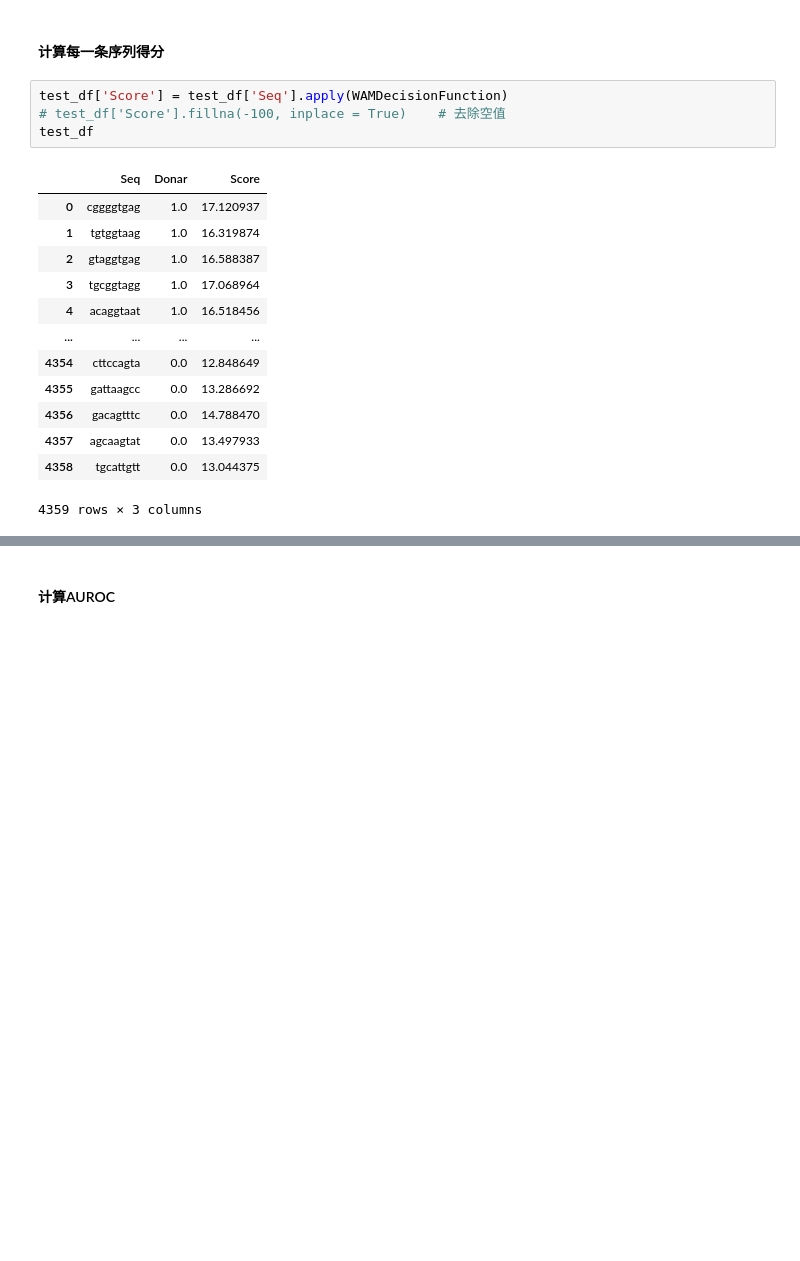
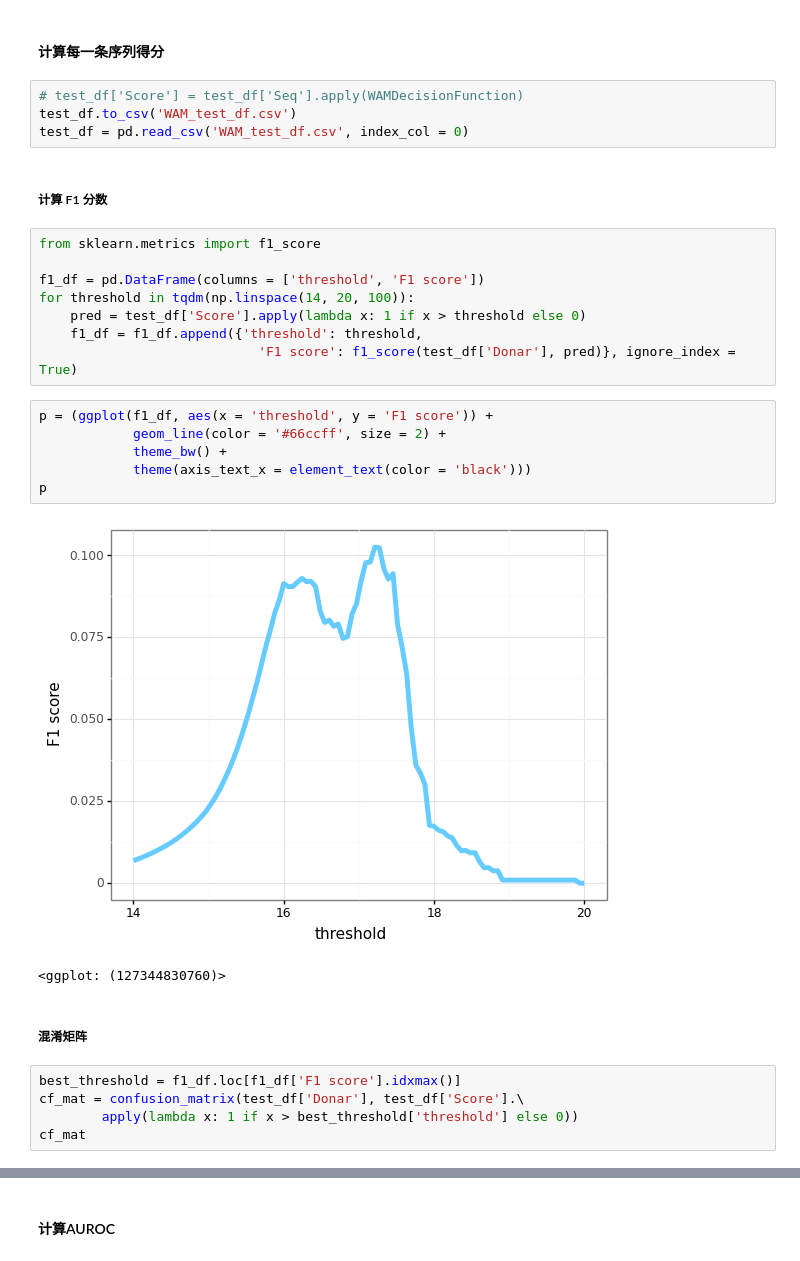
Before and after one commit to LudensZhang/bioinformatic_data_mining, a Jupyter notebook: WAM_for_donar_finding.ipynb, the cells around one changed output, grey strips where cells are left out. Cells and saved outputs as stored; diff of their text form; blank space fills up the shorter version.

```diff
--- a/WAM_for_donar_finding.ipynb
+++ b/WAM_for_donar_finding.ipynb
@@ -284,20 +298,32 @@ test_df.head()
 # %% [markdown]
 #### 计算每一条序列得分
-# %%
-test_df['Score'] = test_df['Seq'].apply(WAMDecisionFunction)
-# test_df['Score'].fillna(-100, inplace = True)    # 去除空值
-test_df
-# %% [output]
-|  | Seq | Donar | Score |
-| 0 | cggggtgag | 1.0 | 17.120937 |
-| 1 | tgtggtaag | 1.0 | 16.319874 |
-| 2 | gtaggtgag | 1.0 | 16.588387 |
-| 3 | tgcggtagg | 1.0 | 17.068964 |
-| 4 | acaggtaat | 1.0 | 16.518456 |
-| ... | ... | ... | ... |
-| 4354 | cttccagta | 0.0 | 12.848649 |
-| 4355 | gattaagcc | 0.0 | 13.286692 |
-| 4356 | gacagtttc | 0.0 | 14.788470 |
-| 4357 | agcaagtat | 0.0 | 13.497933 |
-| 4358 | tgcattgtt | 0.0 | 13.044375 |
-4359 rows × 3 columns
+# %%
+# test_df['Score'] = test_df['Seq'].apply(WAMDecisionFunction)
+test_df.to_csv('WAM_test_df.csv')
+test_df = pd.read_csv('WAM_test_df.csv', index_col = 0)
+# %% [markdown]
+##### 计算 F1 分数
+# %%
+from sklearn.metrics import f1_score
+
+f1_df = pd.DataFrame(columns = ['threshold', 'F1 score'])
+for threshold in tqdm(np.linspace(14, 20, 100)):
+    pred = test_df['Score'].apply(lambda x: 1 if x > threshold else 0)
+    f1_df = f1_df.append({'threshold': threshold,
+                            'F1 score': f1_score(test_df['Donar'], pred)}, ignore_index = True)
+# %%
+p = (ggplot(f1_df, aes(x = 'threshold', y = 'F1 score')) +
+            geom_line(color = '#66ccff', size = 2) +
+            theme_bw() +
+            theme(axis_text_x = element_text(color = 'black')))
+p
+# %% [output]
+[figure, added]
+<ggplot: (127344830760)>
+# %% [markdown]
+##### 混淆矩阵
+# %%
+best_threshold = f1_df.loc[f1_df['F1 score'].idxmax()]
+cf_mat = confusion_matrix(test_df['Donar'], test_df['Score'].\
+        apply(lambda x: 1 if x > best_threshold['threshold'] else 0))
+cf_mat
```
Also changed, not shown: parts of 9 cells of this notebook, 5 other files.
